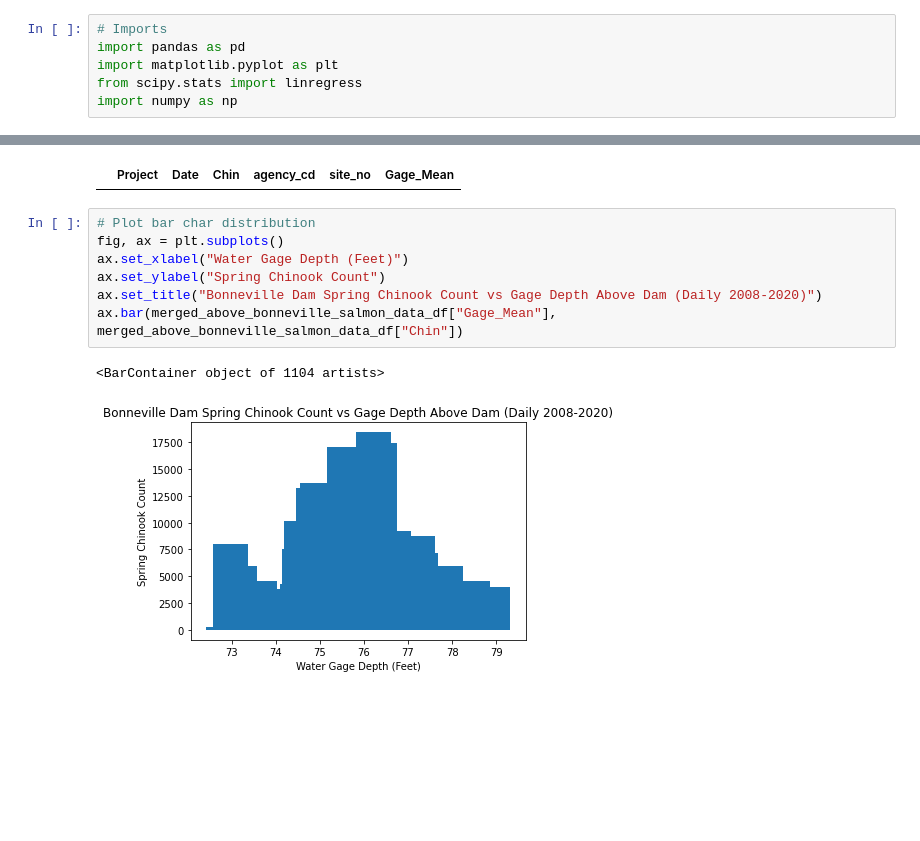
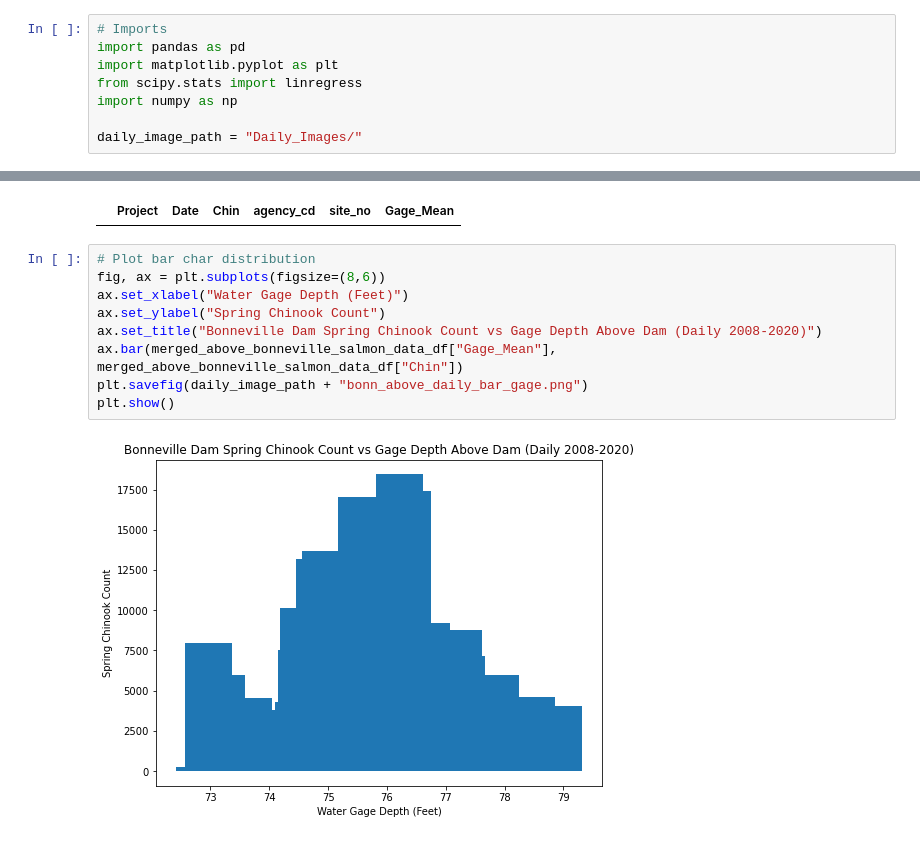
Before and after one commit to jayhjman/bootcamp-project1, a Jupyter notebook: Above-Bonneville-Visual-Daily.ipynb, the cells around one changed output, grey strips where cells are left out. Cells and saved outputs as stored; diff of their text form; blank space fills up the shorter version.

```diff
--- a/Above-Bonneville-Visual-Daily.ipynb
+++ b/Above-Bonneville-Visual-Daily.ipynb
@@ -4,6 +4,8 @@ import pandas as pd
 import matplotlib.pyplot as plt
 from scipy.stats import linregress
 import numpy as np
+
+daily_image_path = "Daily_Images/"
 # %% [markdown]
 ## Bonneville Dam Data Source
 
@@ -247,14 +251,15 @@ merged_above_bonneville_salmon_data_df[merged_above_bonneville_salmon_data_df.is
 |  | Project | Date | Chin | agency_cd | site_no | Gage_Mean |
 # %%
 # Plot bar char distribution
-fig, ax = plt.subplots()
+fig, ax = plt.subplots(figsize=(8,6))
 ax.set_xlabel("Water Gage Depth (Feet)")
 ax.set_ylabel("Spring Chinook Count")
 ax.set_title("Bonneville Dam Spring Chinook Count vs Gage Depth Above Dam (Daily 2008-2020)")
 ax.bar(merged_above_bonneville_salmon_data_df["Gage_Mean"], merged_above_bonneville_salmon_data_df["Chin"])
+plt.savefig(daily_image_path + "bonn_above_daily_bar_gage.png")
+plt.show()
 # %% [output]
-<BarContainer object of 1104 artists>
-[figure, old version]
+[figure, new version]
 # %%
 # Plot a scatter and regression of river depth and salmon counts to see if any correlation
 
```
Also changed, not shown: parts of 3 cells of this notebook, 4 other files.
